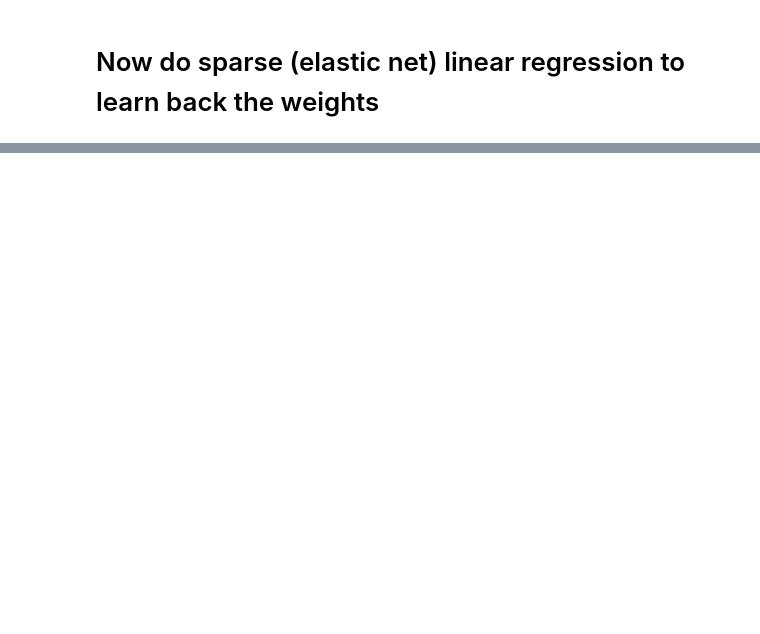
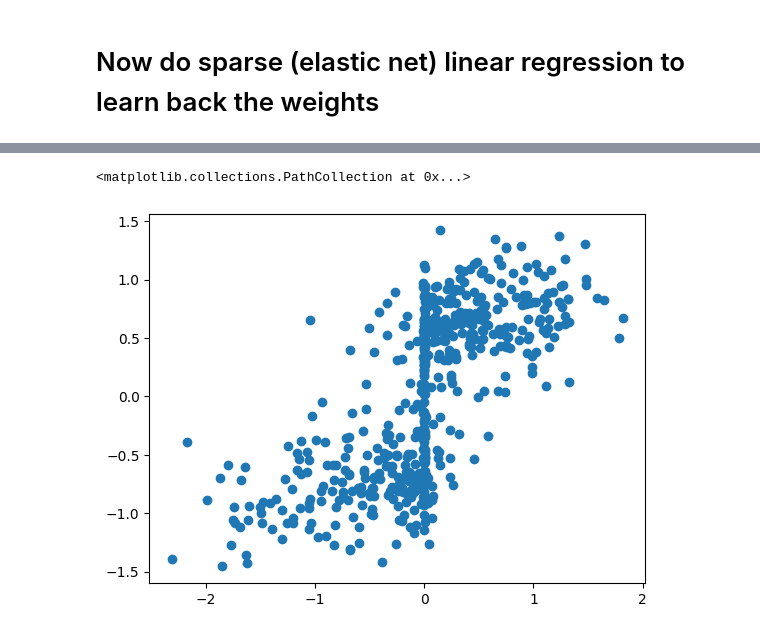
Before and after one commit to swagatam101/doe, a Jupyter notebook: DOE_SOLD_manual_v2.ipynb, the cells around one changed output, grey strips where cells are left out. Cells and saved outputs as stored; diff of their text form; code cells hidden in the pictures; blank space fills up the shorter version.

```diff
--- a/DOE_SOLD_manual_v2.ipynb
+++ b/DOE_SOLD_manual_v2.ipynb
@@ -125,0 +144,7 @@ Text(0.5, 1.0, 'Null space problem, we have zero eigenvalues in feature matrix')
+# %%
+A, B = doe_utils._create_zero_mean_pairwise_weights(fitted_params[fit_model.pairwise_indices], Model_in_silico.feature_names_pairwise, Model_in_silico.feature_names_independent)
+# %%
+plt.scatter(A, Model_in_silico.pairwise_weights[Model_in_silico.pairwise_mask])
+# %% [output]
+<matplotlib.collections.PathCollection at 0x...>
+[figure, added]
```
Also changed, not shown: parts of 10 cells of this notebook, 1 other file.
